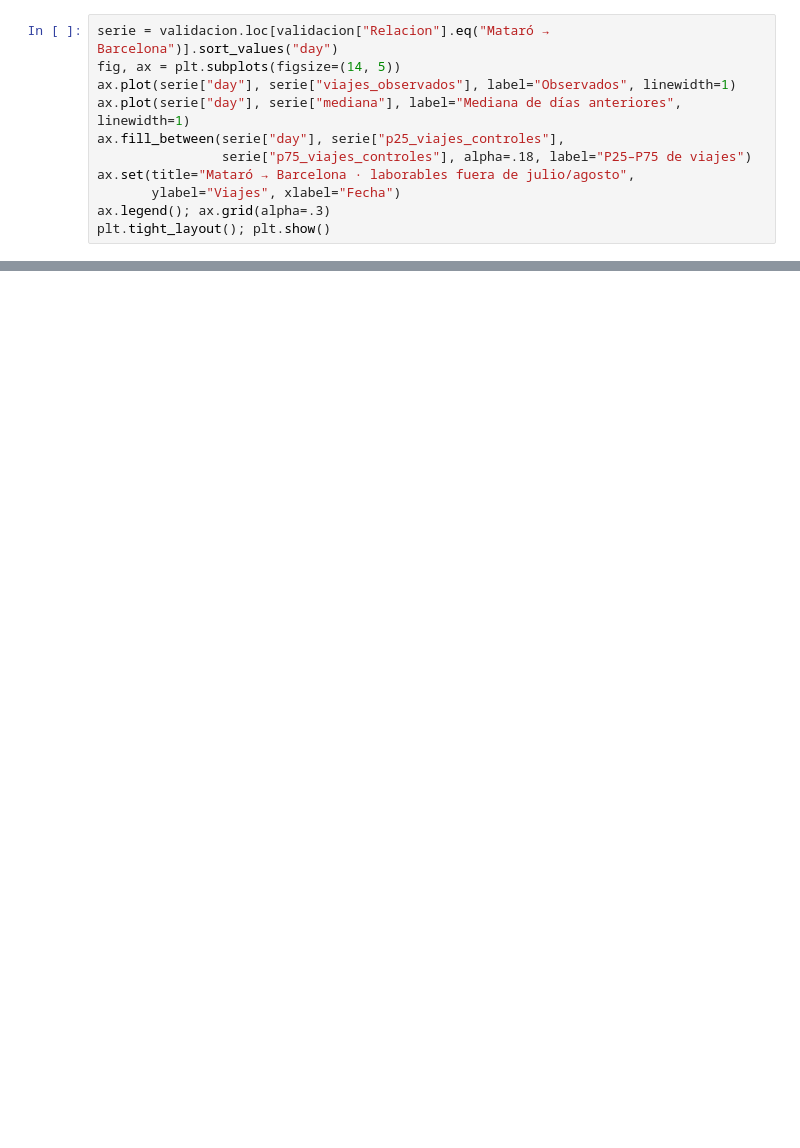
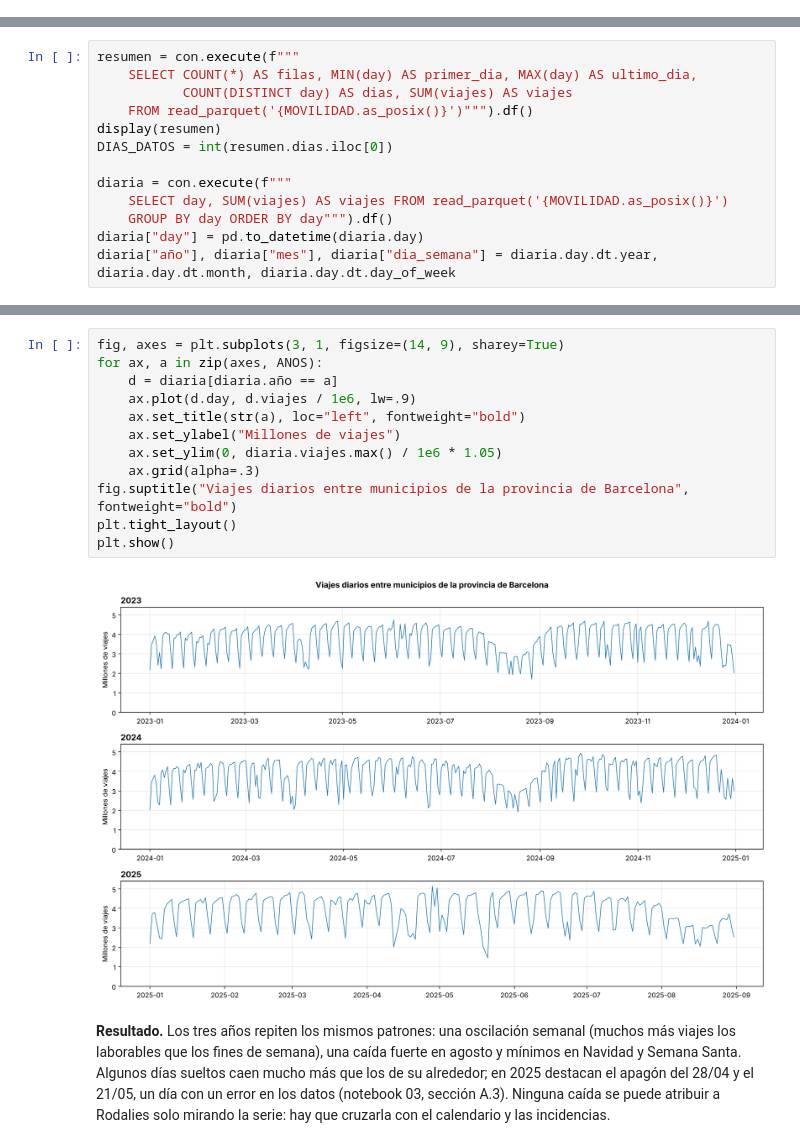
Before and after one commit to martinafrisach/R-MOVE, a Jupyter notebook: notebooks/02_exploracion_y_referencia_mediana.ipynb, the cells around one changed output, grey strips where cells are left out. Cells and saved outputs as stored; diff of their text form; blank space fills up the shorter version.

```diff
--- a/notebooks/02_exploracion_y_referencia_mediana.ipynb
+++ b/notebooks/02_exploracion_y_referencia_mediana.ipynb
@@ -683,11 +0,0 @@ Solo se incluyen fechas que cumplen los criterios de selección y disponen de su
-# %%
-serie = validacion.loc[validacion["Relacion"].eq("Mataró → Barcelona")].sort_values("day")
-fig, ax = plt.subplots(figsize=(14, 5))
-ax.plot(serie["day"], serie["viajes_observados"], label="Observados", linewidth=1)
-ax.plot(serie["day"], serie["mediana"], label="Mediana de días anteriores", linewidth=1)
-ax.fill_between(serie["day"], serie["p25_viajes_controles"],
-                serie["p75_viajes_controles"], alpha=.18, label="P25–P75 de viajes")
-ax.set(title="Mataró → Barcelona · laborables fuera de julio/agosto",
-       ylabel="Viajes", xlabel="Fecha")
-ax.legend(); ax.grid(alpha=.3)
-plt.tight_layout(); plt.show()
@@ -740,0 +66,13 @@ Por ello, se adopta la mediana como referencia para cuantificar las variaciones
+# %%
+resumen = con.execute(f"""
+    SELECT COUNT(*) AS filas, MIN(day) AS primer_dia, MAX(day) AS ultimo_dia,
+           COUNT(DISTINCT day) AS dias, SUM(viajes) AS viajes
+    FROM read_parquet('{MOVILIDAD.as_posix()}')""").df()
+display(resumen)
+DIAS_DATOS = int(resumen.dias.iloc[0])
+
+diaria = con.execute(f"""
+    SELECT day, SUM(viajes) AS viajes FROM read_parquet('{MOVILIDAD.as_posix()}')
+    GROUP BY day ORDER BY day""").df()
+diaria["day"] = pd.to_datetime(diaria.day)
+diaria["año"], diaria["mes"], diaria["dia_semana"] = diaria.day.dt.year, diaria.day.dt.month, diaria.day.dt.day_of_week
@@ -740,0 +92,16 @@ Por ello, se adopta la mediana como referencia para cuantificar las variaciones
+# %%
+fig, axes = plt.subplots(3, 1, figsize=(14, 9), sharey=True)
+for ax, a in zip(axes, ANOS):
+    d = diaria[diaria.año == a]
+    ax.plot(d.day, d.viajes / 1e6, lw=.9)
+    ax.set_title(str(a), loc="left", fontweight="bold")
+    ax.set_ylabel("Millones de viajes")
+    ax.set_ylim(0, diaria.viajes.max() / 1e6 * 1.05)
+    ax.grid(alpha=.3)
+fig.suptitle("Viajes diarios entre municipios de la provincia de Barcelona", fontweight="bold")
+plt.tight_layout()
+plt.show()
+# %% [output]
+[figure, added]
+# %% [markdown]
+**Resultado.** Los tres años repiten los mismos patrones: una oscilación semanal (muchos más viajes los laborables que los fines de semana), una caída fuerte en agosto y mínimos en Navidad y Semana Santa. Algunos días sueltos caen mucho más que los de su alrededor; en 2025 destacan el apagón del 28/04 y el 21/05, un día con un error en los datos (notebook 03, sección A.3). Ninguna caída se puede atribuir a Rodalies solo mirando la serie: hay que cruzarla con el calendario y las incidencias.
```
Also changed, not shown: parts of 78 cells of this notebook.
